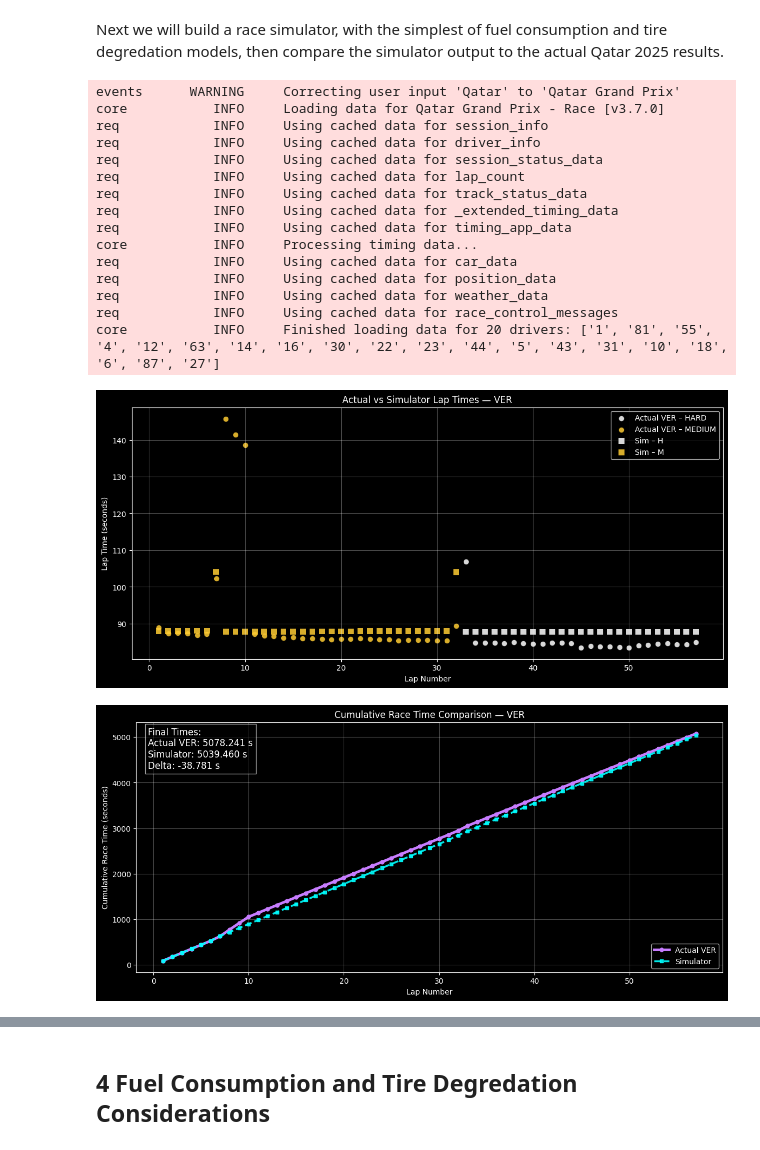
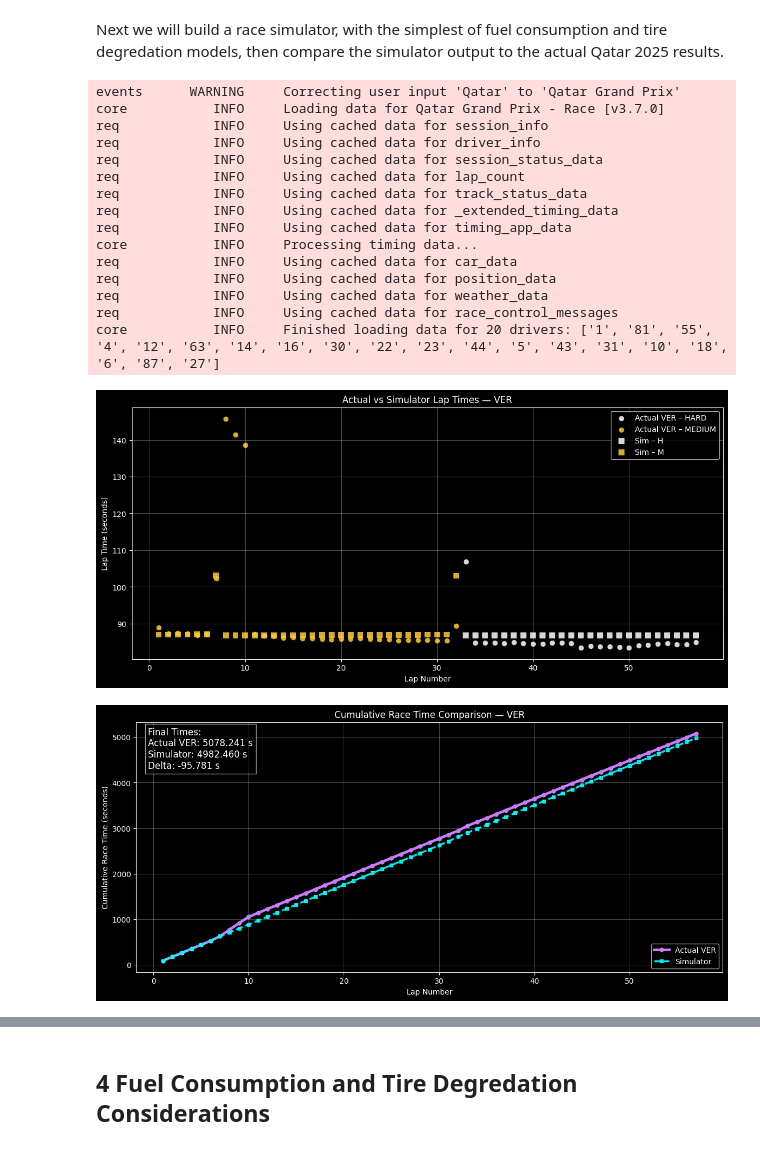
Before and after one commit to jeffreylgoode/f1-capstone-project, a Jupyter notebook: notebooks/f1.ipynb, the cells around one changed output, grey strips where cells are left out. Cells and saved outputs as stored; diff of their text form; code cells hidden in the pictures.

```diff
--- a/notebooks/f1.ipynb
+++ b/notebooks/f1.ipynb
@@ -851,0 +881,14 @@ print(f"Max Verstappen official finish time: {finish_time_seconds:.3f} seconds")
+# %%
+import fastf1
+
+# Load the same session you used in the plotting code
+session = fastf1.get_session(2025, "Qatar", "R")
+session.load()
+
+# Pull Max's laps
+drv_laps = session.laps.pick_drivers("VER")
+
+# Total elapsed race time in seconds
+finish_time_seconds = drv_laps["LapTime"].dt.total_seconds().sum()
+
+print(f"Max Verstappen official finish time: {finish_time_seconds:.3f} seconds")
@@ -887,7 +947,7 @@ fastf1.Cache.enable_cache("fastf1_cache")
 # ------------------------------------------------------------
 TOTAL_LAPS = 57
 PIT_LOSS = 16
-BASE_LAP_TIME = 88.0  # baseline at race start, heavy fuel
+BASE_LAP_TIME = 87.0  # baseline at race start, heavy fuel
 
 # Tire effects (relative to Medium)
 TIRE_COMPOUND_OFFSETS = {"S": -0.8, "M": 0.0, "H": +0.7}
@@ -1120,32 +1180,32 @@ if __name__ == "__main__":
         {"tire": "H", "laps": None}
     ]
 
     driver = "VER"
 
     actual = load_actual_laps(2025, "Qatar", "R", driver)
     sim_df = simulate_laps(stints, TOTAL_LAPS)
 
     compare_scatter(actual, sim_df, driver)
 
     actual_cum = build_actual_cumulative(actual)
     sim_cum = build_sim_cumulative(sim_df)
 
     compare_cumulative(actual_cum, sim_cum, driver)
 # %% [output]
 events      WARNING     Correcting user input 'Qatar' to 'Qatar Grand Prix'
 core           INFO     Loading data for Qatar Grand Prix - Race [v3.7.0]
 req            INFO     Using cached data for session_info
 req            INFO     Using cached data for driver_info
 req            INFO     Using cached data for session_status_data
 req            INFO     Using cached data for lap_count
 req            INFO     Using cached data for track_status_data
 req            INFO     Using cached data for _extended_timing_data
 req            INFO     Using cached data for timing_app_data
 core           INFO     Processing timing data...
 req            INFO     Using cached data for car_data
 req            INFO     Using cached data for position_data
 req            INFO     Using cached data for weather_data
 req            INFO     Using cached data for race_control_messages
 core           INFO     Finished loading data for 20 drivers: ['1', '81', '55', '4', '12', '63', '14', '16', '30', '22', '23', '44', '5', '43', '31', '10', '18', '6', '87', '27']
-[figure, old version]
+[figure, new version]
 [figure]
```
Also changed, not shown: parts of 8 cells of this notebook.
